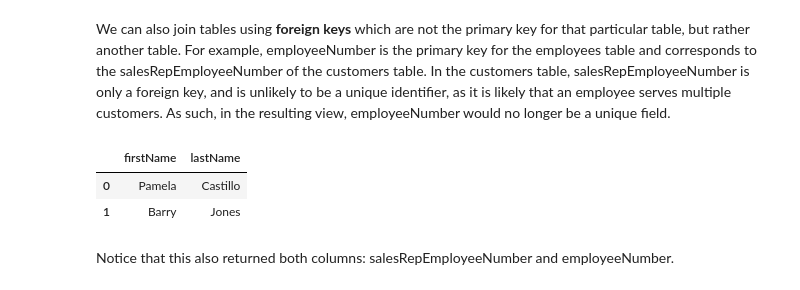
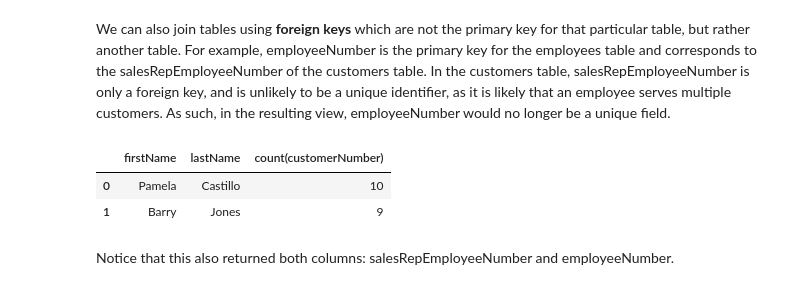
Before and after one commit to Botafogo1894/dsc-1-05-10-join-statements-nyc-career-ds-102218, a Jupyter notebook: index.ipynb, the cells around one changed output. Drawn from its saved outputs; the diff is of its cells as text; code cells hidden in the pictures.

```diff
--- a/index.ipynb
+++ b/index.ipynb
@@ -159,19 +159,19 @@ Another important consideration when performing joins is to think more about the
 # %% [markdown]
 We can also join tables using **foreign keys** which are not the primary key for that particular table, but rather another table. For example, employeeNumber is the primary key for the employees table and corresponds to the salesRepEmployeeNumber of the customers table. In the customers table, salesRepEmployeeNumber is only a foreign key, and is unlikely to be a unique identifier, as it is likely that an employee serves multiple customers. As such, in the resulting view, employeeNumber would no longer be a unique field.
 # %%
-cur.execute("""select e.firstName, e.lastName count(customerNumber) from customers c
+cur.execute("""select e.firstName, e.lastName, count(customerNumber) from customers c
                         join employees e
                         on c.salesRepEmployeeNumber = e.employeeNumber
                         group by salesRepEmployeeNumber
                         having count(customerNumber) > 8;
                        """)
 df = pd.DataFrame(cur.fetchall()) #Take results and create dataframe
 df.columns = [i[0] for i in cur.description]
 df.head()
 # %% [output]
-|  | firstName | lastName |
-| 0 | Pamela | Castillo |
-| 1 | Barry | Jones |
+|  | firstName | lastName | count(customerNumber) |
+| 0 | Pamela | Castillo | 10 |
+| 1 | Barry | Jones | 9 |
 # %% [markdown]
 Notice that this also returned both columns: salesRepEmployeeNumber and employeeNumber.
 # %% [markdown]
```
